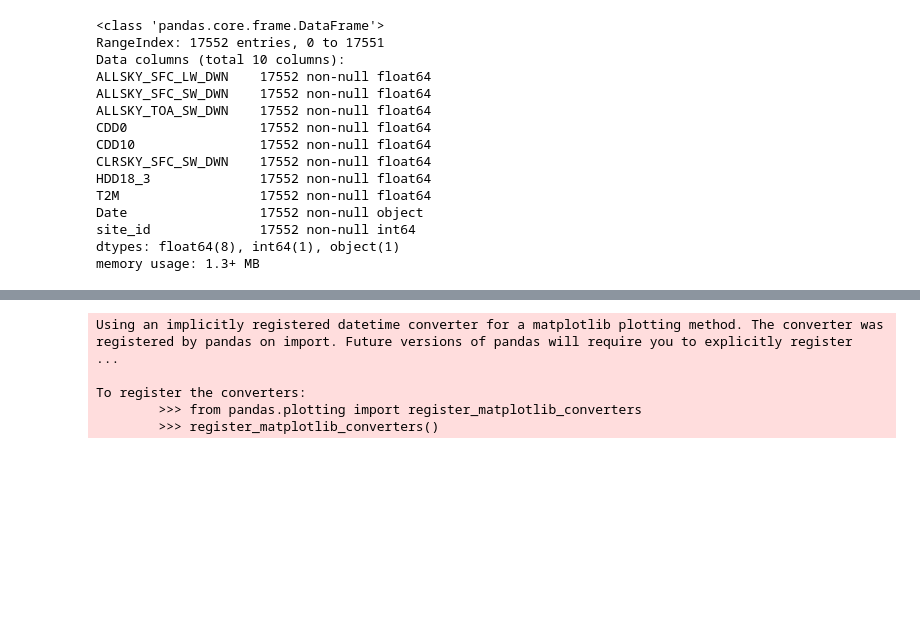
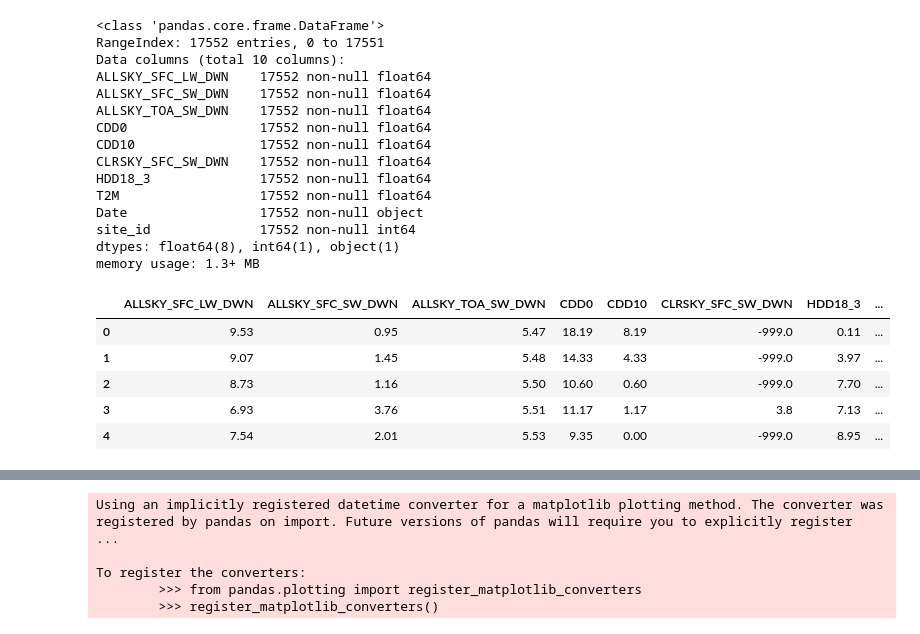
Before and after one commit to OleksiiYeromenko/ashrae-energy-prediction, a Jupyter notebook: models/ashrae-training-lgbm-by-meter-type.ipynb, the cells around one changed output, grey strips where cells are left out. Cells and saved outputs as stored; diff of their text form; code cells hidden in the pictures; blank space fills up the shorter version.

```diff
--- a/models/ashrae-training-lgbm-by-meter-type.ipynb
+++ b/models/ashrae-training-lgbm-by-meter-type.ipynb
@@ -128,6 +128,15 @@ Date                 17552 non-null object
 site_id              17552 non-null int64
 dtypes: float64(8), int64(1), object(1)
 memory usage: 1.3+ MB
+# %%
+nasa_weather_df.head()
+# %% [output]
+|  | ALLSKY_SFC_LW_DWN | ALLSKY_SFC_SW_DWN | ALLSKY_TOA_SW_DWN | CDD0 | CDD10 | CLRSKY_SFC_SW_DWN | HDD18_3 | ... |
+| 0 | 9.53 | 0.95 | 5.47 | 18.19 | 8.19 | -999.0 | 0.11 | ... |
+| 1 | 9.07 | 1.45 | 5.48 | 14.33 | 4.33 | -999.0 | 3.97 | ... |
+| 2 | 8.73 | 1.16 | 5.50 | 10.60 | 0.60 | -999.0 | 7.70 | ... |
+| 3 | 6.93 | 3.76 | 5.51 | 11.17 | 1.17 | 3.8 | 7.13 | ... |
+| 4 | 7.54 | 2.01 | 5.53 | 9.35 | 0.00 | -999.0 | 8.95 | ... |
 # %%
 train_df['timestamp'] = pd.to_datetime(train_df['timestamp'])
 #test_df['timestamp'] = pd.to_datetime(test_df['timestamp'])
```
Also changed, not shown: parts of 22 cells of this notebook.
